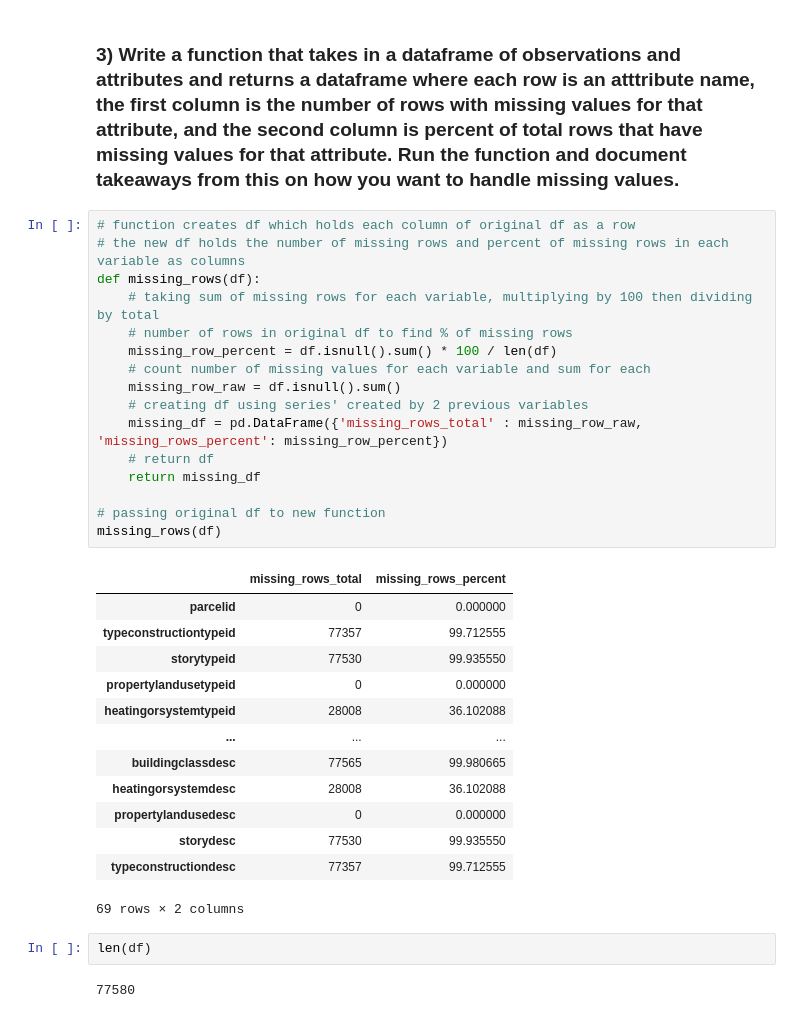
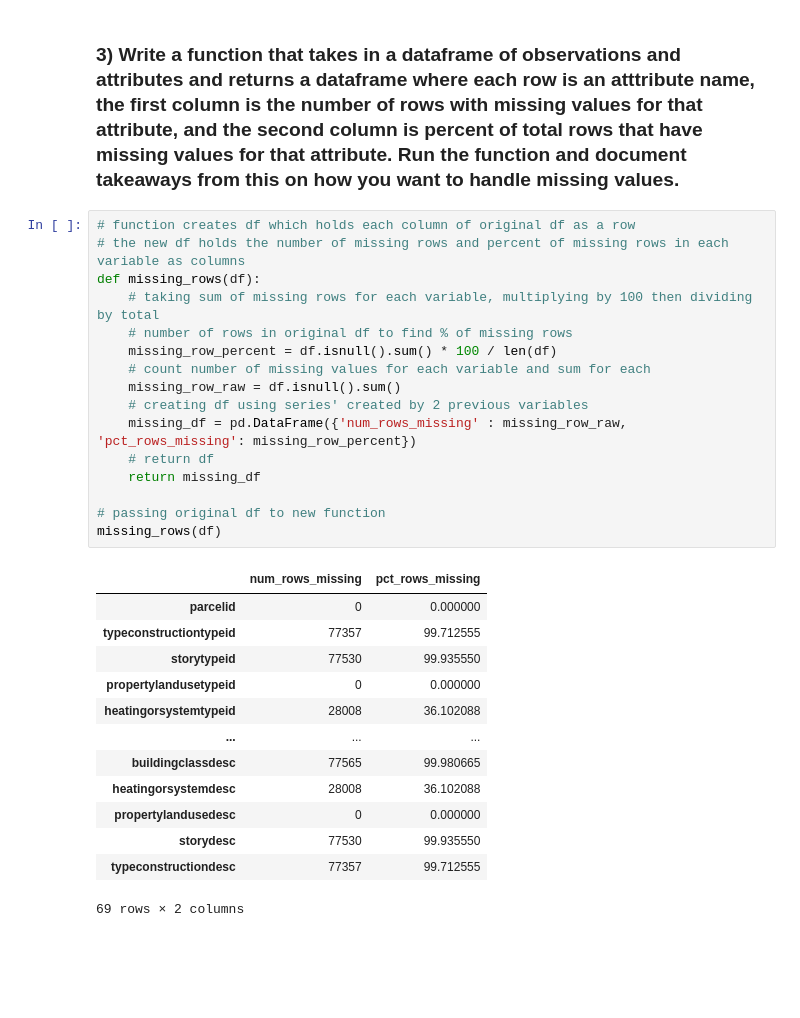
Before and after one commit to SamuelD-Data/clustering-exercises, a Jupyter notebook: zillow.ipynb, the cells around one changed output. Saved outputs shown, nothing was run; the diff lists cells and outputs as text; blank space fills up the shorter version.

```diff
--- a/zillow.ipynb
+++ b/zillow.ipynb
@@ -134,21 +134,21 @@ Length: 69, dtype: int64
 # %%
 # function creates df which holds each column of original df as a row
 # the new df holds the number of missing rows and percent of missing rows in each variable as columns
 def missing_rows(df):
     # taking sum of missing rows for each variable, multiplying by 100 then dividing by total
     # number of rows in original df to find % of missing rows
     missing_row_percent = df.isnull().sum() * 100 / len(df)
     # count number of missing values for each variable and sum for each
     missing_row_raw = df.isnull().sum()
     # creating df using series' created by 2 previous variables
-    missing_df = pd.DataFrame({'missing_rows_total' : missing_row_raw, 'missing_rows_percent': missing_row_percent})
+    missing_df = pd.DataFrame({'num_rows_missing' : missing_row_raw, 'pct_rows_missing': missing_row_percent})
     # return df
     return missing_df
 
 # passing original df to new function
 missing_rows(df)
 # %% [output]
-|  | missing_rows_total | missing_rows_percent |
+|  | num_rows_missing | pct_rows_missing |
 | parcelid | 0 | 0.000000 |
 | typeconstructiontypeid | 77357 | 99.712555 |
 | storytypeid | 77530 | 99.935550 |
@@ -161,7 +161,3 @@ missing_rows(df)
 | storydesc | 77530 | 99.935550 |
 | typeconstructiondesc | 77357 | 99.712555 |
 69 rows × 2 columns
-# %%
-len(df)
-# %% [output]
-77580
```
Also changed, not shown: parts of 7 cells of this notebook.
